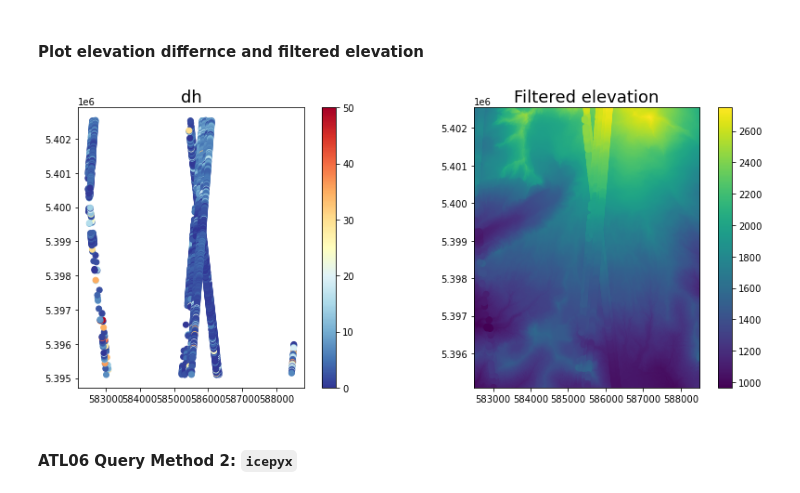
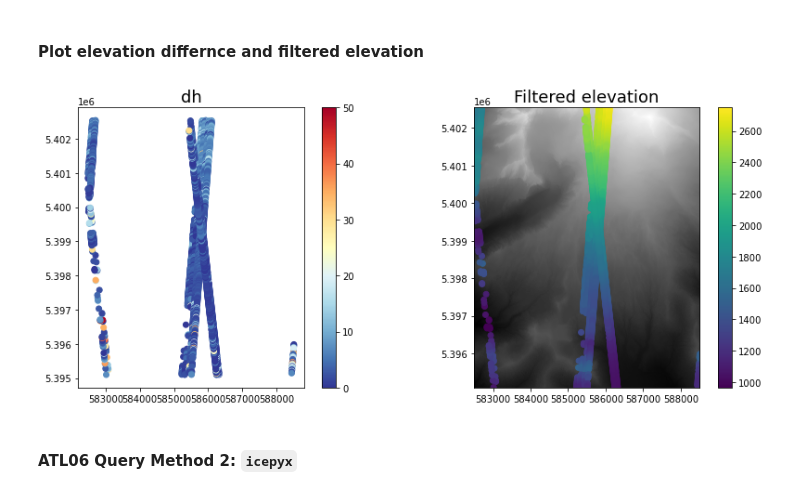
Before and after one commit to ICESAT-2HackWeek/Assimilation, a Jupyter notebook: notebooks/Assimilation_presentation.ipynb, the cells around one changed output. Cells and saved outputs as stored; diff of their text form; code cells hidden in the pictures.

```diff
--- a/notebooks/Assimilation_presentation.ipynb
+++ b/notebooks/Assimilation_presentation.ipynb
@@ -236,19 +269,19 @@ gdf_OA_final = gdf_OA[(gdf_OA['abs_diff_elev']<50)]
 # %%
 # plot elevation
 fig=plt.figure(figsize=(12, 5))
 ax1=fig.add_subplot(121)
 ax2=fig.add_subplot(122)
 
 ax1.set_title('dh', fontsize=18)
 ax2.set_title('Filtered elevation', fontsize=18)
 plt.tight_layout()
 
 gdf_OA_final.plot(column='abs_diff_elev', ax=ax1, legend=True, cmap='RdYlBu_r', vmin=0, vmax=50)
-C2 = ax2.imshow(DEM.dem, extent=spatial_extent)
+C2 = ax2.imshow(DEM.dem, extent=spatial_extent, cmap='gray')
 gdf_OA_final.plot(column='h', ax=ax2, legend=True, cmap='viridis', marker='o')
 plt.show()
 # %% [output]
-[figure, old version]
+[figure, new version]
 # %% [markdown]
 #### ATL06 Query Method 2: `icepyx`
 # %%
```
Also changed, not shown: parts of 10 cells of this notebook.
